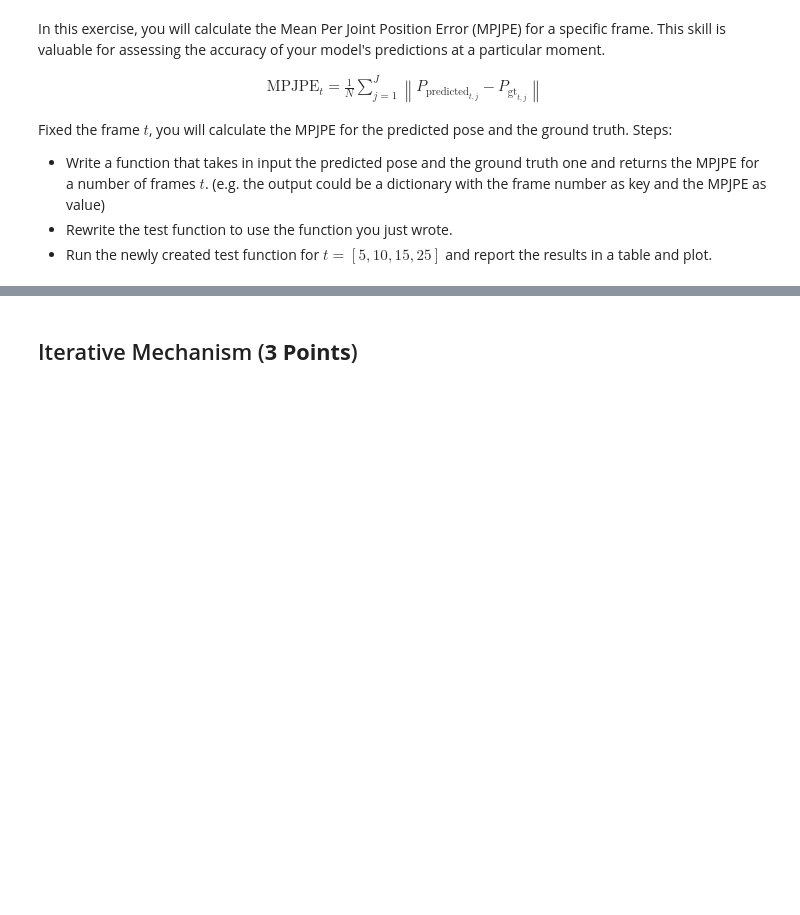
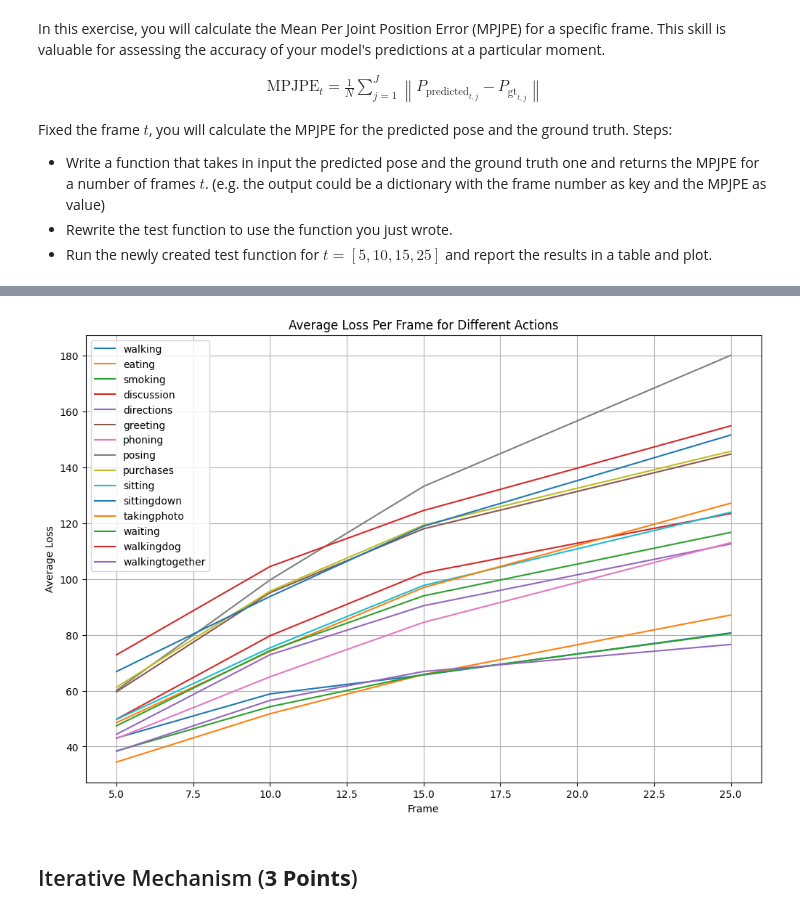
Before and after one commit to Astronauts-Making-Limoncello/AML_Homework, a Jupyter notebook: Practice/AML_practice.ipynb, the cells around one changed output, grey strips where cells are left out. Saved outputs shown, nothing was run; the diff lists cells and outputs as text; code cells hidden in the pictures; blank space fills up the shorter version.

```diff
--- a/Practice/AML_practice.ipynb
+++ b/Practice/AML_practice.ipynb
@@ -685,6 +754,11 @@ def visualize(input_n, output_n, visualize_from, path, modello, device, n_viz, s
 '''
 Insert your code below
 '''
+
+
+
+ckpt_path = './checkpoints/h36m_3d_25frames_ckpt_epoch_40.pt'
+
 # instantiate the a new model as before
 model = Model(num_joints=joints_to_consider,
                  num_frames=input_n, num_frames_out=output_n, num_heads=n_heads,
@@ -880,0 +1003,5 @@ walkingtogether :  {5: 51.83750867843628, 10: 77.91046815713247, 15: 96.47457219
+# %%
+# Convert the dictionary to a pandas DataFrame
+error_per_frame = pd.DataFrame(dic_error_per_frame)
+error_per_frame = error_per_frame.round(4).T
+error_per_frame
@@ -881,3 +1025,17 @@ walkingtogether :  {5: 51.83750867843628, 10: 77.91046815713247, 15: 96.47457219
+# %%
+# Plotting the line plot for each row
+plt.figure(figsize=(12, 8))
+for action in error_per_frame.index:
+    plt.plot(error_per_frame.columns, error_per_frame.loc[action], label=action)
+
+plt.title('Average Loss Per Frame for Different Actions')
+plt.xlabel('Frame')
+plt.ylabel('Average Loss')
+plt.legend()
+plt.grid(True)
+plt.show()
+# %% [output]
+[figure, added]
 # %% [markdown]
 ## Iterative Mechanism (**3 Points**)
 # %% [markdown]
```
Also changed, not shown: parts of 39 cells of this notebook, 1 other file.
